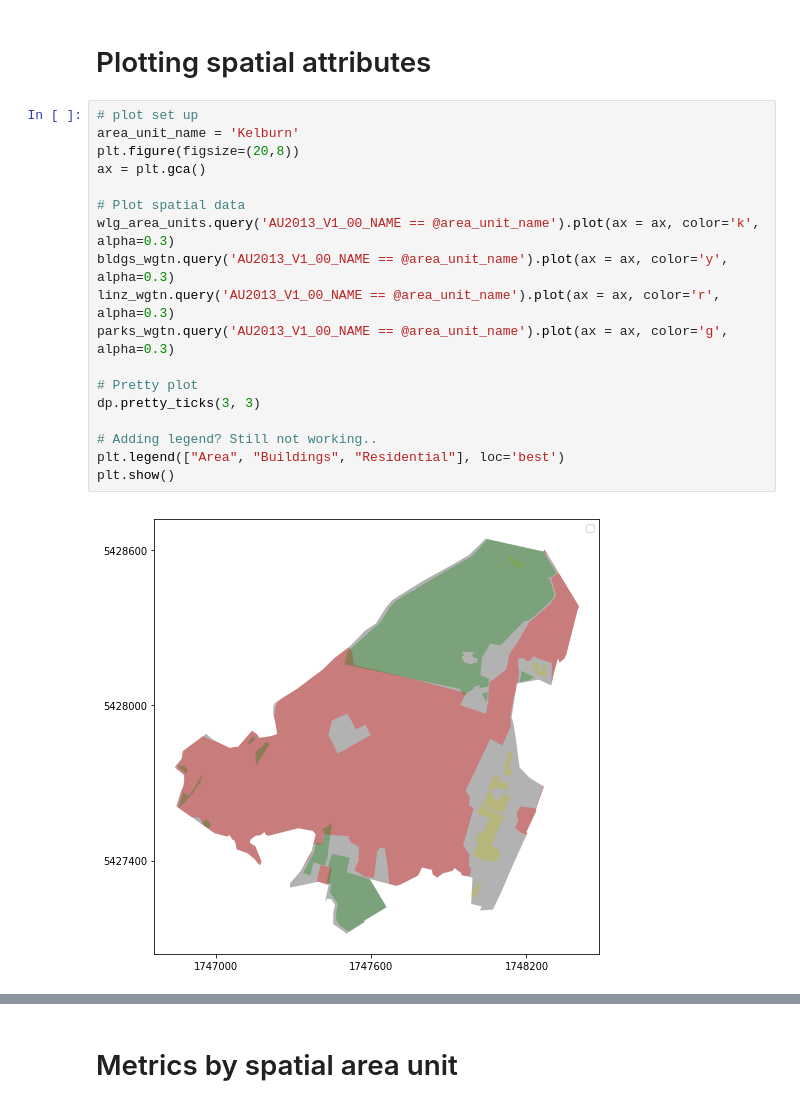
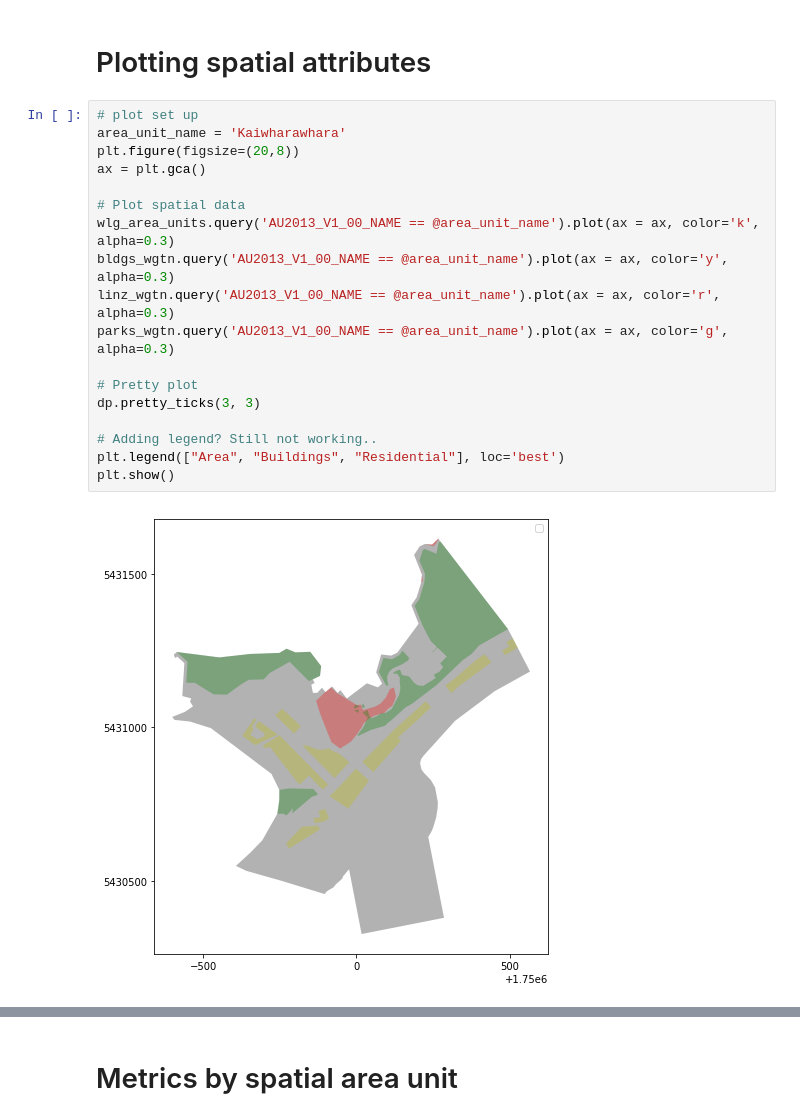
Before and after one commit to shriv/spatial-plays, a Jupyter notebook: Spatial data munging.ipynb, the cells around one changed output, grey strips where cells are left out. Saved outputs shown, nothing was run; the diff lists cells and outputs as text.

```diff
--- a/Spatial data munging.ipynb
+++ b/Spatial data munging.ipynb
@@ -149,24 +149,24 @@ dp.pretty_ticks(3, 4)
 # Plotting spatial attributes
 # %%
 # plot set up
-area_unit_name = 'Kelburn'
+area_unit_name = 'Kaiwharawhara'
 plt.figure(figsize=(20,8))
 ax = plt.gca()
 
 # Plot spatial data
 wlg_area_units.query('AU2013_V1_00_NAME == @area_unit_name').plot(ax = ax, color='k', alpha=0.3)
 bldgs_wgtn.query('AU2013_V1_00_NAME == @area_unit_name').plot(ax = ax, color='y', alpha=0.3)
 linz_wgtn.query('AU2013_V1_00_NAME == @area_unit_name').plot(ax = ax, color='r', alpha=0.3)
 parks_wgtn.query('AU2013_V1_00_NAME == @area_unit_name').plot(ax = ax, color='g', alpha=0.3)
 
 # Pretty plot
 dp.pretty_ticks(3, 3)
 
 # Adding legend? Still not working..
 plt.legend(["Area", "Buildings", "Residential"], loc='best')
 plt.show()
 # %% [output]
-[figure, old version]
+[figure, new version]
 # %%
 plt.figure(figsize=(22,8))
 dp.plot_all(wlg_area_units, bldgs_wgtn, linz_wgtn, parks_wgtn, area_unit_name)
```
Also changed, not shown: parts of 6 cells of this notebook.
